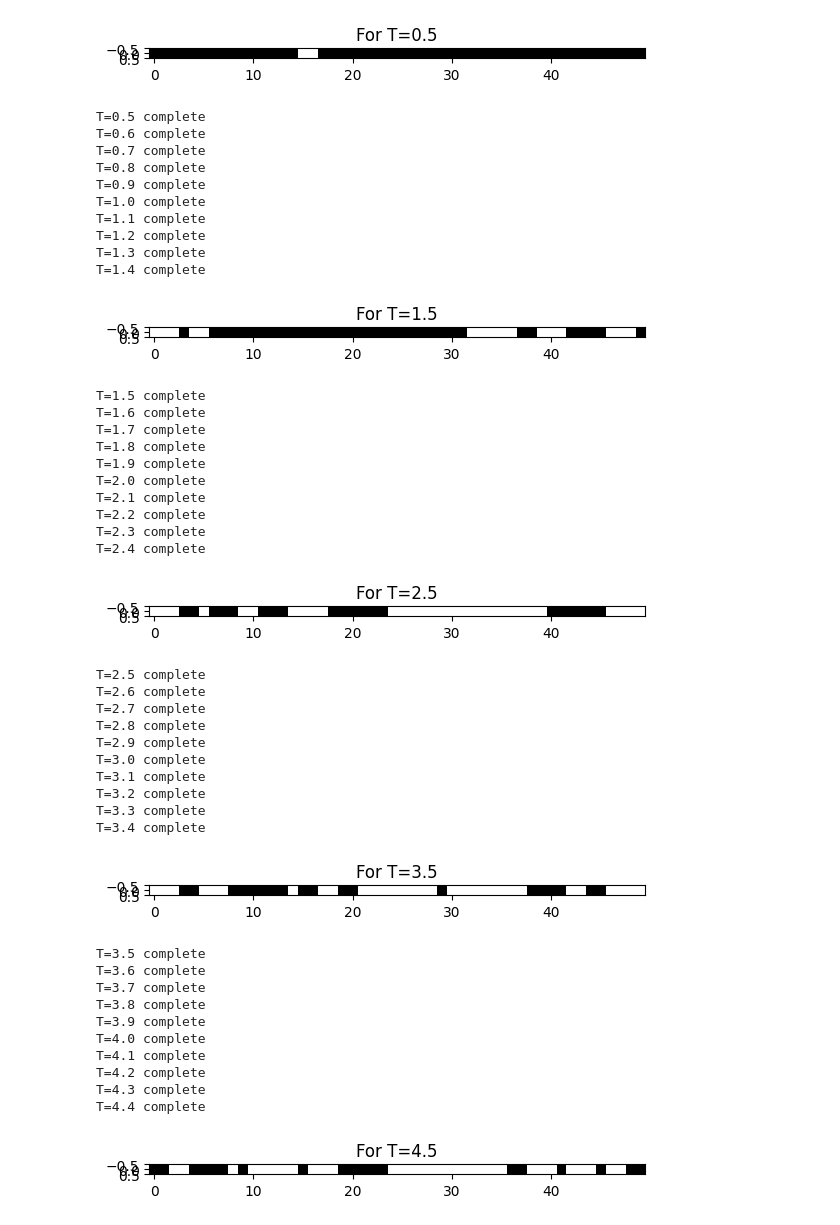
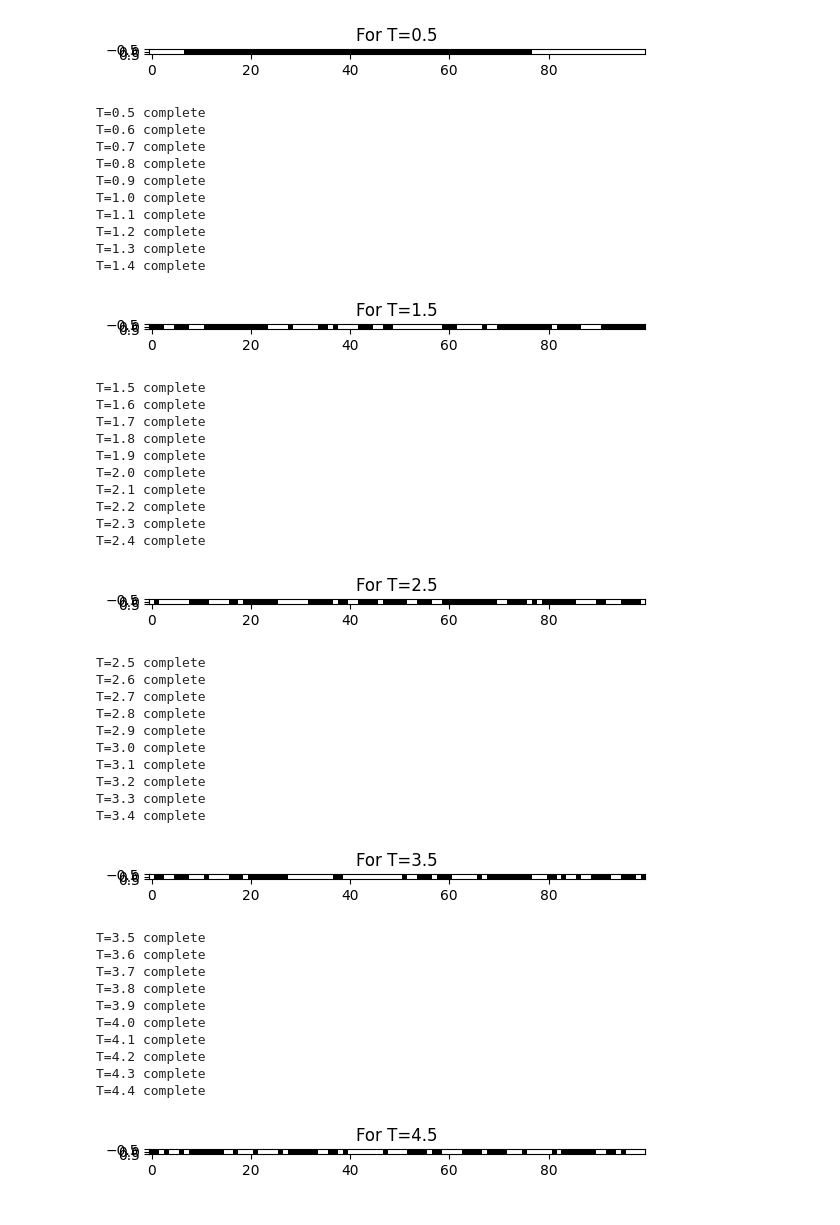
Before and after one commit to TheoHUETQC/monte-carlo, a Jupyter notebook: project1/qmc_project1.ipynb, the cells around one changed output. Drawn from its saved outputs; the diff is of its cells as text; code cells hidden in the pictures.

```diff
--- a/project1/qmc_project1.ipynb
+++ b/project1/qmc_project1.ipynb
@@ -32,7 +41,7 @@ import matplotlib.pyplot as plt
 # Constante Physique
 global N, KB, N_thermalisation, J, h
 
-N = 50 # Nombre de spins dans la chaine
+N = 100 # Nombre de spins dans la chaine
 
 KB = 1. # Constante de Boltzmann
 J = 1. # Constante d'intéraction avec le proche voisin
@@ -47,8 +56,8 @@ T = np.linspace(Tf, Ti, int((Ti-Tf)/dT) + 1) # liste de température par les que
 
 Nt = 1000 # Nombre de pas de temps a chaque étape
 N_thermalisation = 4 * Nt # Nombre de pas de temps pour thérmaliser notre système
-N_skip = 5
-N_runs = 10
+N_skip = 5 # pour eviter la corrélation entre les grandeur mesuré
+N_runs = 10 # nombre de fois que l'on fait la simulation de monte carlo pour obtenir des meilleurs moyennes et barre d'erreur
 # %% [markdown]
 ---
 
@@ -137,7 +146,7 @@ def compute_specific_heat(E : np.array, T : float) -> float:
   return np.var(E)/(N*T*T*KB*KB)
 
 global quantities
-quantities = ["E", "m", "Suceptibility", "Specific heat Cv", "Acceptation"]
+quantities = ["Energy", "magnetization", "Suceptibility", "Specific heat Cv", "Acceptation"]
 
 def init_list_measurement() -> dict :
     dict = {}
@@ -215,8 +224,8 @@ def simulation(T : float, Nt : int, N_skip : int) :
         E_temp.append(compute_E(spins))
 
     # Stock et calculs des valeurs
-    result["E"].append(np.mean(E_temp))
-    result["m"].append(np.mean(m_temp))
+    result["Energy"].append(np.mean(E_temp))
+    result["magnetization"].append(np.mean(m_temp))
     result["Suceptibility"].append(compute_suceptibility(np.array(m_temp), T))
     result["Specific heat Cv"].append(compute_specific_heat(np.array(E_temp), T))
     result["Acceptation"].append(np.mean(acceptation_temp))
@@ -250,0 +262,5 @@ def compute_stats(list : list):
+# %%
+def plot_chain(spins : np.ndarray, T:float) :
+    plt.title(f"For T={round(T, 2)}")
+    plt.imshow(spins.reshape(1,len(spins)), cmap="gray")
+    plt.show()
@@ -251,39 +269,34 @@ def compute_stats(list : list):
 # %%
-def plot_chain(spins : np.ndarray, T:float) :
-    plt.title(f"For T={T.round(2)}")
-    plt.imshow(spins.reshape(1,len(spins)), cmap="gray")
-    plt.show()
-
 def simulations(T : list, Nt : int, N_skip : int, N_runs : int) :
     result = init_list_measurement() # list of measurement
     result_error = init_list_measurement() # list of error
 
     for j, Tj in enumerate(T) :
         result_run = init_list_measurement()
 
         for _ in range(N_runs) :
             spins, result_temp = simulation(Tj, Nt, N_skip)
 
             for quantitie in quantities :
                 result_run[quantitie].append(result_temp[quantitie])
 
         # On calcule la moyenne et l'erreur pour cette température Tj
         for quantitie in quantities :
             result_average_Tj, result_error_Tj = compute_stats(result_run[quantitie])
 
             result[quantitie].append(np.mean(result_average_Tj))
             result_error[quantitie].append(np.mean(result_error_Tj))
 
         if j%10 == 0 :
             plot_chain(spins, Tj)
 
         print(f"T={Tj.round(2)} complete")
 
     return result, result_error
 
 result, result_error = simulations(T, Nt, N_skip, N_runs)
 # %% [output]
-[figure, old version]
+[figure, new version]
 T=0.5 complete
 T=0.6 complete
 T=0.7 complete
@@ -294,7 +307,7 @@ T=1.1 complete
 T=1.2 complete
 T=1.3 complete
 T=1.4 complete
-[figure, old version]
+[figure, new version]
 T=1.5 complete
 T=1.6 complete
 T=1.7 complete
@@ -305,7 +318,7 @@ T=2.1 complete
 T=2.2 complete
 T=2.3 complete
 T=2.4 complete
-[figure, old version]
+[figure, new version]
 T=2.5 complete
 T=2.6 complete
 T=2.7 complete
@@ -316,7 +329,7 @@ T=3.1 complete
 T=3.2 complete
 T=3.3 complete
 T=3.4 complete
-[figure, old version]
+[figure, new version]
 T=3.5 complete
 T=3.6 complete
 T=3.7 complete
@@ -327,7 +340,7 @@ T=4.1 complete
 T=4.2 complete
 T=4.3 complete
 T=4.4 complete
-[figure, old version]
+[figure, new version]
 T=4.5 complete
 T=4.6 complete
 T=4.7 complete
```
Also changed, not shown: parts of 24 cells of this notebook.
